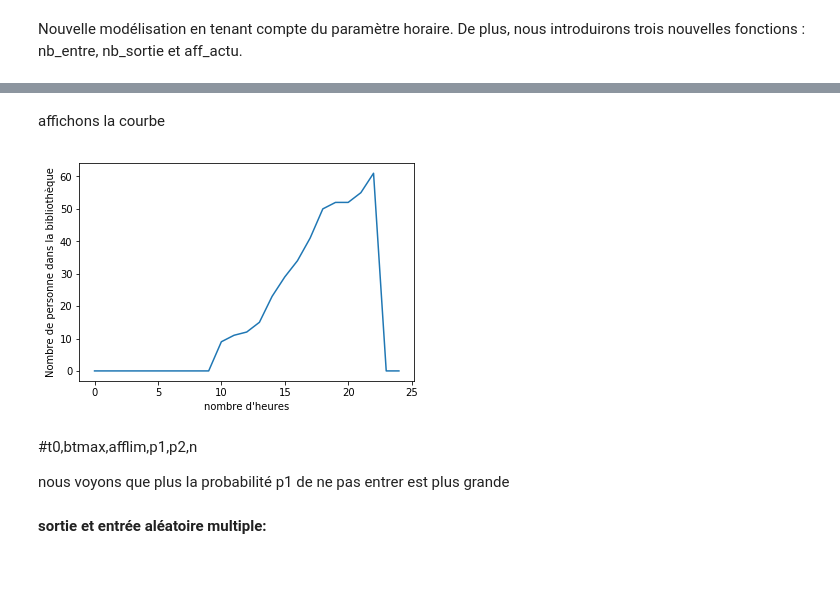
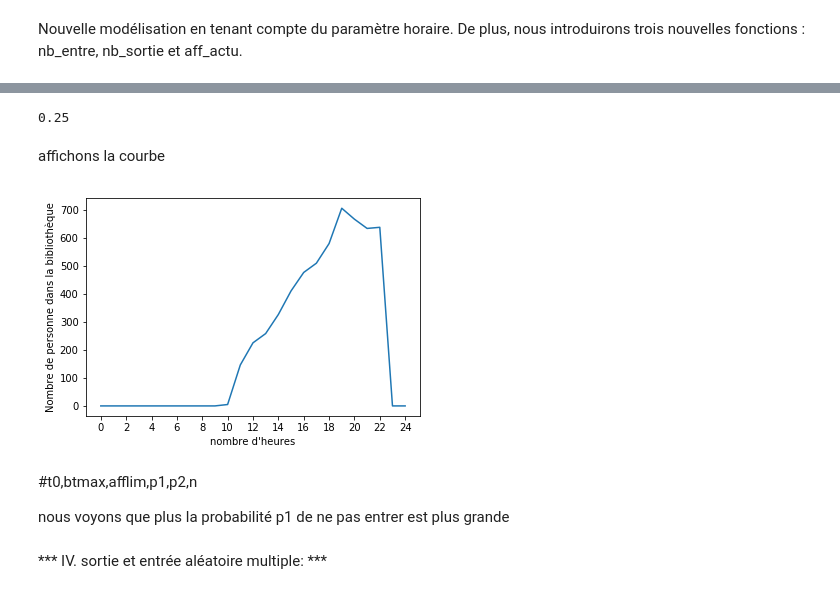
Before and after one commit to sebtuaux/biblioth-que, a Jupyter notebook: Remplissage d'une bibilothèque.ipynb, the cells around one changed output, grey strips where cells are left out. Drawn from its saved outputs; the diff is of its cells as text; code cells hidden in the pictures.

```diff
--- a/Remplissage d'une bibilothèque.ipynb
+++ b/Remplissage d'une bibilothèque.ipynb
@@ -91,11 +154,11 @@ Ici nous etudions l'evolution du remplissage de la bibliothèque en fonction du
 horaire = [(9,22) , (9,22) , (9,22) , (9,22) , (9,22) , (10,20),(0,0)]
 
 def est_ouvert(heure,jour,horaire):
-    '''float * int * dict[tuple] -> bool
+    '''float * str * dict[tuple] -> bool
     indique si la bibliotheque est ouverte ou fermée en fonction de l'heure actuelle 'heure',
     du jour de la semaine 'jour' et des horaires d'ouverture 'horaire'  '''
-
-    date = horaire[jour]
+    j = conversion1_jour(jour)
+    date = horaire[j]
     if date!= (0,0):
         ouverture = date[0]
         fermeture = date[1]
@@ -131,3 +188,15 @@ KeyError: 5
+# %%
+def aff_actu(heure,jour):
+    ''' float * str -> float
+        retourne l'affluence actuelle à une heure donnée dans une bibliothèque
+        Si la bibliothèque est fermée retourne 0'''
+    if est_ouvert(heure,jour,horaire):
+        x=semaine[jour][int(heure-9)]
+        return x
+    return 0
+aff_actu(10,"samedi")
+# %% [output]
+0.25
 # %%
 #tirage aléatoire du nombre d'entrée
 
@@ -138,10 +207,11 @@ KeyError: 5
 #t: heure actuelle
 #nb: nombre de tirage
 # s: nombre de personnes qui entrent
+# phase : découpage de la journée en plusieurs phases
 
-def nb_entre(aff,afflim,p1,emax,t):
+def nb_entre(aff,afflim,p1,emax):
     s=0
-    nb= 10
+    nb= 150
     nb=np.random.randint(0,nb)
     if nb>emax:
         nb = emax
@@ -153,10 +223,11 @@ def nb_entre(aff,afflim,p1,emax,t):
 
 def nb_sortie(aff,afflim,p2,bt):
     s=0
-    nb= 10
+    nb= 1500
     nb=np.random.randint(0,nb)
     if nb>bt:
         nb = bt
+
     for i in range(nb):
         s += alea_sortie(aff,afflim,p2)
     return s
@@ -173,15 +244,19 @@ def nb_sortie(aff,afflim,p2,bt):
 # p2 : la probabilité que la personne ne sort pas de la bibliothèque
 # On fera un cycle de 24h
 
-def bibliothèquetemp(bt0,btmax,afflim,p1,p2):
+# Exemple : horaire pour la BDL
+horaire = [(9,22) , (9,22) , (9,22) , (9,22) , (9,22) , (10,20),(0,0)]
+
+def bibliothèquetemp(bt0,btmax,afflim,p1,p2,jour):
+                    #(int,int,float,float,float,int)
     ''' hyp : bt0 <= bt'''
     bt=bt0
     aff=bt/btmax
     L=[bt0]
     for t in range(24):
-        if est_ouvert(t):
+        if est_ouvert(t,jour,horaire):
             emax = btmax-bt
-            a = nb_entre(aff,afflim,p1,emax,t)
+            a = nb_entre(aff,afflim,p1,emax)
             b = nb_sortie(aff,afflim,p2,bt)
             if bt < btmax:
                 bt += a
@@ -197,18 +272,19 @@ affichons la courbe
 # %%
 def plotb1(L):
     plt.figure()
     plt.plot(L)
     plt.ylabel("Nombre de personne dans la bibliothèque")
     plt.xlabel("nombre d'heures")
+    plt.xticks([i for i in range(0,25,2)])
     plt.show()
     return
-plotb1(bibliothèquetemp(0,745,.8,.9,.95))
-                      #(bt0,btmax,afflim,p1,p2)
+plotb1(bibliothèquetemp(0,745,.8,.9,.95,"mardi"))
+                      #(bt0,btmax,afflim,p1,p2,jour)
 # %% [output]
-[figure, old version]
+[figure, new version]
 # %% [markdown]
 #t0,btmax,afflim,p1,p2,n
 
 nous voyons que plus la probabilité p1 de ne pas entrer est plus grande
 # %% [markdown]
-**sortie et entrée aléatoire multiple:**
+*** IV. sortie et entrée aléatoire multiple: ***
```
Also changed, not shown: parts of 41 cells of this notebook.
